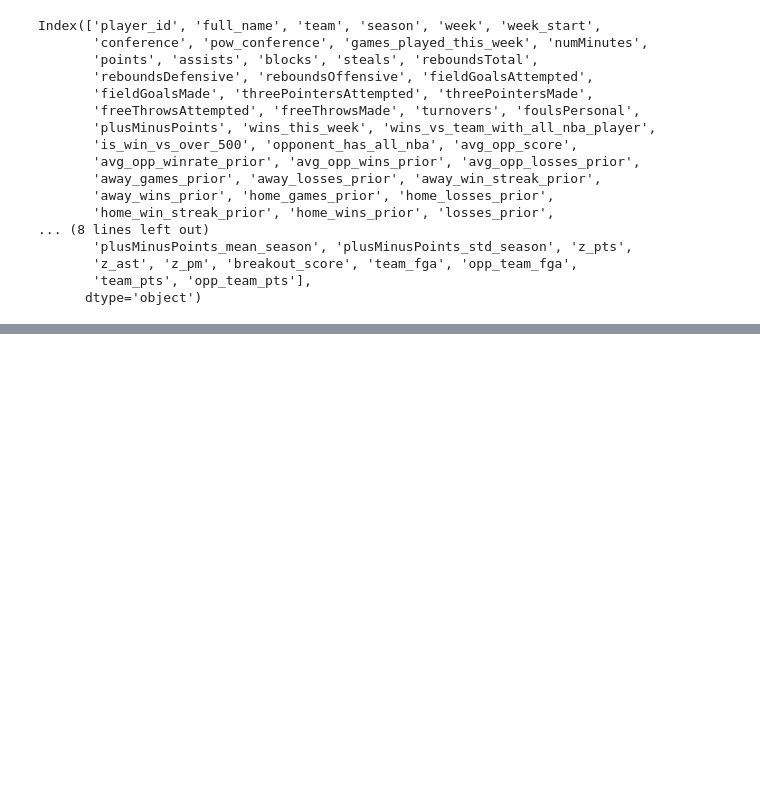
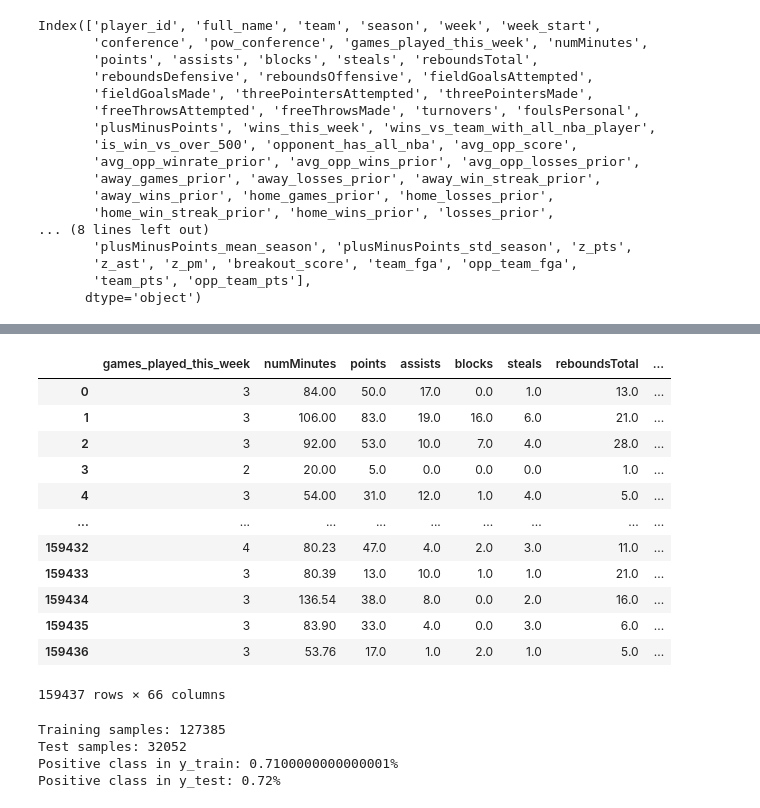
Before and after one commit to dejiandrew/nba-award-predictor, a Jupyter notebook: lightgbm_model.ipynb, the cells around one changed output, grey strips where cells are left out. Cells and saved outputs as stored; diff of their text form; code cells hidden in the pictures; blank space fills up the shorter version.

```diff
--- a/lightgbm_model.ipynb
+++ b/lightgbm_model.ipynb
@@ -1742,0 +2337,60 @@ print("="*70)
+# %%
+# Drop columns that contain the answer. Also drop mvp, all-star, all-nba because they are from the future when we try to do inference during season
+leakage_cols = ['pow_player_id', 'player_of_the_week', 'pow_conference',
+                'all_star_this_season', 'mvp_this_season',
+                'all_nba_first_team_this_season', 'all_nba_second_team_this_season',
+                'all_nba_third_team_this_season']
+
+# Set aside identifier columns
+id_cols = ['player_id', 'full_name', 'team', 'season', 'week', 'week_start', 'conference']
+
+features_overall_weekly_df_clean = features_overall_weekly_df.drop(columns=leakage_cols + id_cols)
+df_encoded = pd.get_dummies(features_overall_weekly_df_clean, drop_first=True)
+df_encoded
+# %% [output]
+|  | games_played_this_week | numMinutes | points | assists | blocks | steals | reboundsTotal | ... |
+| 0 | 3 | 84.00 | 50.0 | 17.0 | 0.0 | 1.0 | 13.0 | ... |
+| 1 | 3 | 106.00 | 83.0 | 19.0 | 16.0 | 6.0 | 21.0 | ... |
+| 2 | 3 | 92.00 | 53.0 | 10.0 | 7.0 | 4.0 | 28.0 | ... |
+| 3 | 2 | 20.00 | 5.0 | 0.0 | 0.0 | 0.0 | 1.0 | ... |
+| 4 | 3 | 54.00 | 31.0 | 12.0 | 1.0 | 4.0 | 5.0 | ... |
+| ... | ... | ... | ... | ... | ... | ... | ... | ... |
+| 159432 | 4 | 80.23 | 47.0 | 4.0 | 2.0 | 3.0 | 11.0 | ... |
+| 159433 | 3 | 80.39 | 13.0 | 10.0 | 1.0 | 1.0 | 21.0 | ... |
+| 159434 | 3 | 136.54 | 38.0 | 8.0 | 0.0 | 2.0 | 16.0 | ... |
+| 159435 | 3 | 83.90 | 33.0 | 4.0 | 0.0 | 3.0 | 6.0 | ... |
+| 159436 | 3 | 53.76 | 17.0 | 1.0 | 2.0 | 1.0 | 5.0 | ... |
+159437 rows × 66 columns
+# %%
+from sklearn.model_selection import GroupShuffleSplit
+
+X = df_encoded.drop(columns=['won_player_of_the_week'])
+y = df_encoded['won_player_of_the_week']
+identifiers = features_overall_weekly_df[id_cols]
+
+# Create groups for each season-week-conference combination
+groups = (features_overall_weekly_df['season'].astype(str) + '_' +
+          features_overall_weekly_df['week'].astype(str) + '_' +
+          features_overall_weekly_df['conference'].astype(str))
+
+# Use GroupShuffleSplit instead of train_test_split
+gss = GroupShuffleSplit(n_splits=1, test_size=0.2, random_state=42)
+train_idx, test_idx = next(gss.split(X, y, groups=groups))
+
+# Split using the indices
+X_train = X.iloc[train_idx]
+X_test = X.iloc[test_idx]
+y_train = y.iloc[train_idx]
+y_test = y.iloc[test_idx]
+id_train = identifiers.iloc[train_idx]
+id_test = identifiers.iloc[test_idx]
+
+print(f"Training samples: {len(X_train)}")
+print(f"Test samples: {len(X_test)}")
+print(f"Positive class in y_train: {100 * round(y_train.mean(),4)}%")
+print(f"Positive class in y_test: {100 * round(y_test.mean(),4)}%")
+# %% [output]
+Training samples: 127385
+Test samples: 32052
+Positive class in y_train: 0.7100000000000001%
+Positive class in y_test: 0.72%
```
Also changed, not shown: parts of 21 cells of this notebook.
